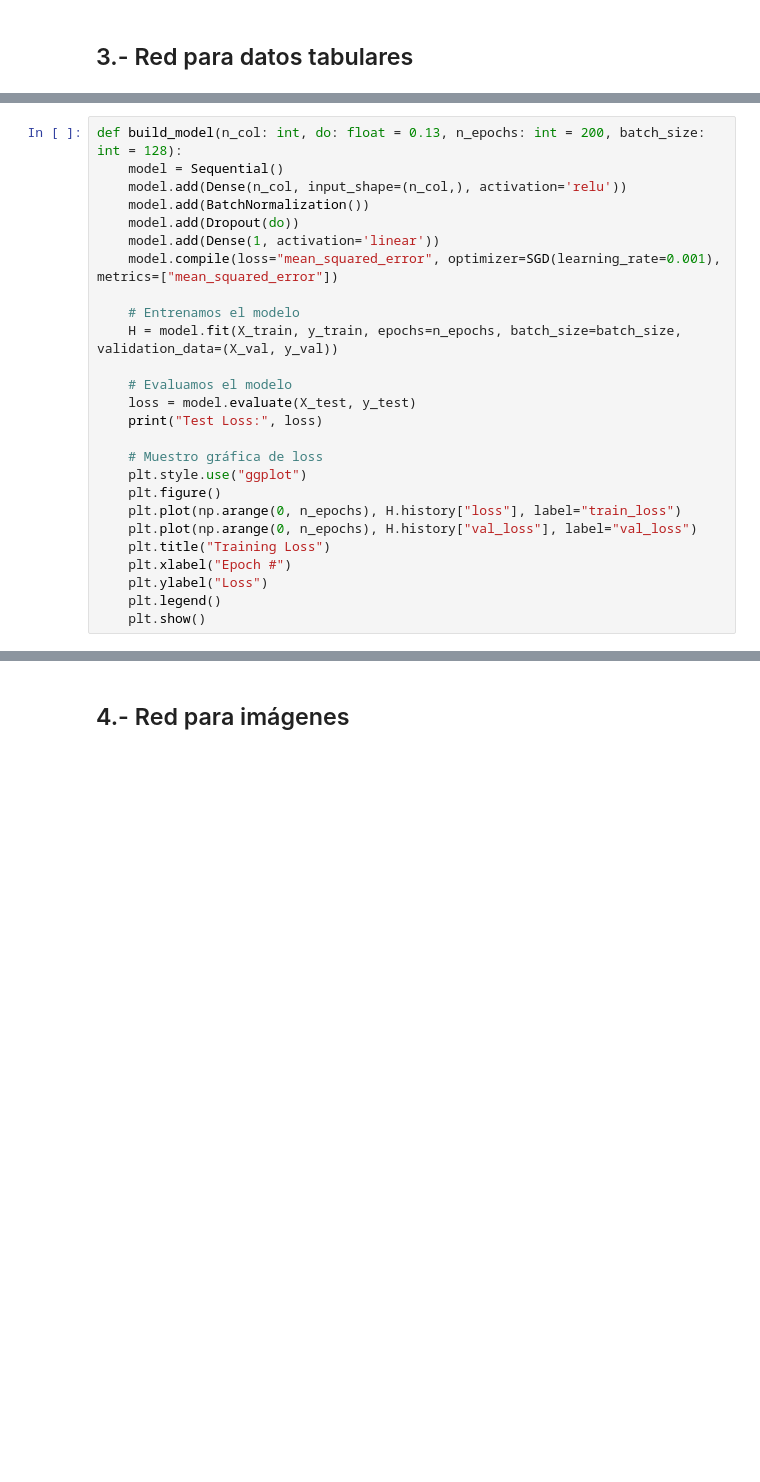
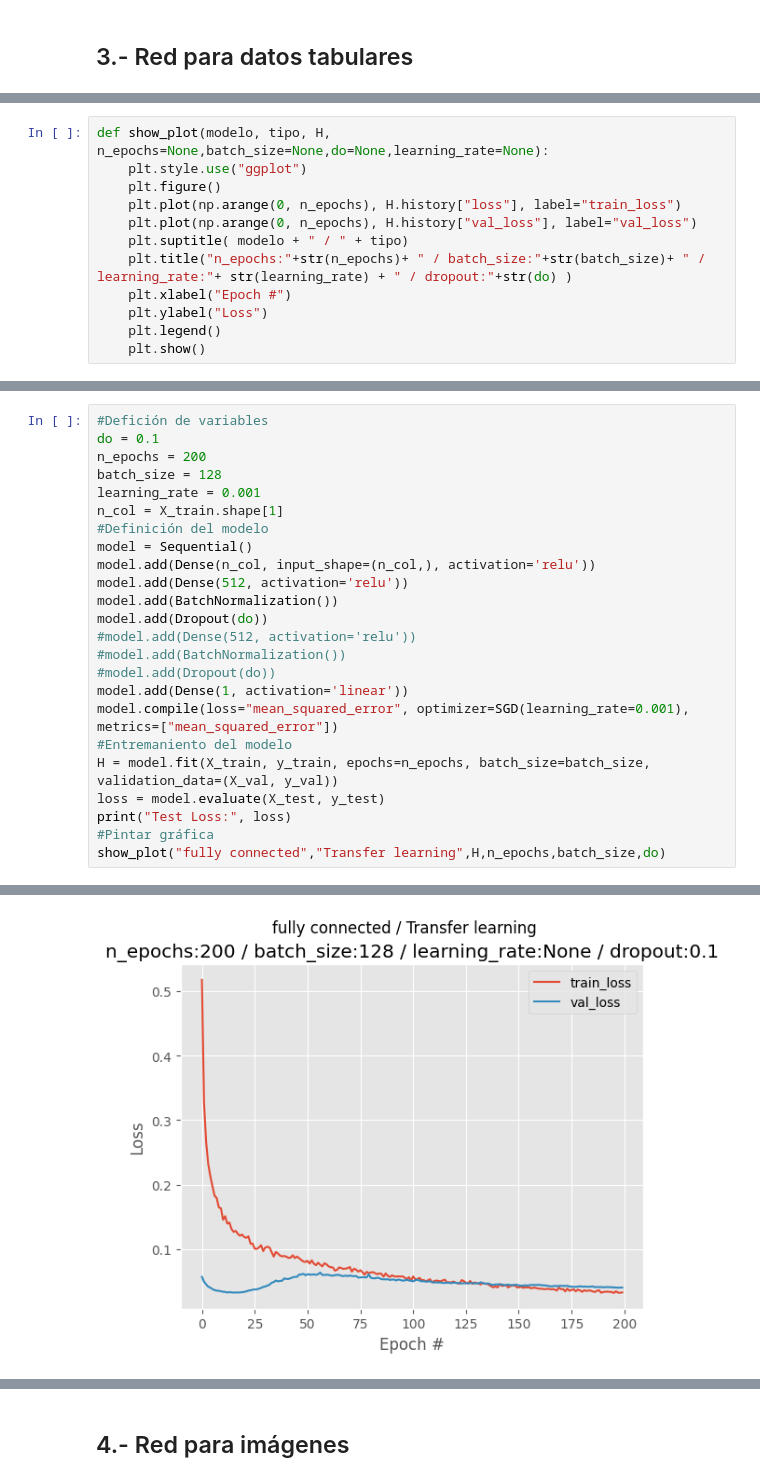
Before and after one commit to alextaboada/keepcoding-deep-learning, a Jupyter notebook: practicaAlejandroTaboada.ipynb, the cells around one changed output, grey strips where cells are left out. Saved outputs shown, nothing was run; the diff lists cells and outputs as text; blank space fills up the shorter version.

```diff
--- a/practicaAlejandroTaboada.ipynb
+++ b/practicaAlejandroTaboada.ipynb
@@ -289,0 +306,12 @@ X_train
+# %%
+def show_plot(modelo, tipo, H, n_epochs=None,batch_size=None,do=None,learning_rate=None):
+    plt.style.use("ggplot")
+    plt.figure()
+    plt.plot(np.arange(0, n_epochs), H.history["loss"], label="train_loss")
+    plt.plot(np.arange(0, n_epochs), H.history["val_loss"], label="val_loss")
+    plt.suptitle( modelo + " / " + tipo)
+    plt.title("n_epochs:"+str(n_epochs)+ " / batch_size:"+str(batch_size)+ " / learning_rate:"+ str(learning_rate) + " / dropout:"+str(do) )
+    plt.xlabel("Epoch #")
+    plt.ylabel("Loss")
+    plt.legend()
+    plt.show()
@@ -290,26 +320,25 @@ X_train
 # %%
-def build_model(n_col: int, do: float = 0.13, n_epochs: int = 200, batch_size: int = 128):
-    model = Sequential()
-    model.add(Dense(n_col, input_shape=(n_col,), activation='relu'))
-    model.add(BatchNormalization())
-    model.add(Dropout(do))
-    model.add(Dense(1, activation='linear'))
-    model.compile(loss="mean_squared_error", optimizer=SGD(learning_rate=0.001), metrics=["mean_squared_error"])
-
-    # Entrenamos el modelo
-    H = model.fit(X_train, y_train, epochs=n_epochs, batch_size=batch_size, validation_data=(X_val, y_val))
-
-    # Evaluamos el modelo
-    loss = model.evaluate(X_test, y_test)
-    print("Test Loss:", loss)
-
-    # Muestro gráfica de loss
-    plt.style.use("ggplot")
-    plt.figure()
-    plt.plot(np.arange(0, n_epochs), H.history["loss"], label="train_loss")
-    plt.plot(np.arange(0, n_epochs), H.history["val_loss"], label="val_loss")
-    plt.title("Training Loss")
-    plt.xlabel("Epoch #")
-    plt.ylabel("Loss")
-    plt.legend()
-    plt.show()
+#Defición de variables
+do = 0.1
+n_epochs = 200
+batch_size = 128
+learning_rate = 0.001
+n_col = X_train.shape[1]
+#Definición del modelo
+model = Sequential()
+model.add(Dense(n_col, input_shape=(n_col,), activation='relu'))
+model.add(Dense(512, activation='relu'))
+model.add(BatchNormalization())
+model.add(Dropout(do))
+#model.add(Dense(512, activation='relu'))
+#model.add(BatchNormalization())
+#model.add(Dropout(do))
+model.add(Dense(1, activation='linear'))
+model.compile(loss="mean_squared_error", optimizer=SGD(learning_rate=0.001), metrics=["mean_squared_error"])
+#Entremaniento del modelo
+H = model.fit(X_train, y_train, epochs=n_epochs, batch_size=batch_size, validation_data=(X_val, y_val))
+loss = model.evaluate(X_test, y_test)
+print("Test Loss:", loss)
+#Pintar gráfica
+show_plot("fully connected","Transfer learning",H,n_epochs,batch_size,do)
+# %% [output]
@@ -315,0 +362 @@ def build_model(n_col: int, do: float = 0.13, n_epochs: int = 200, batch_size: i
+[figure, added]
```
Also changed, not shown: parts of 39 cells of this notebook.
